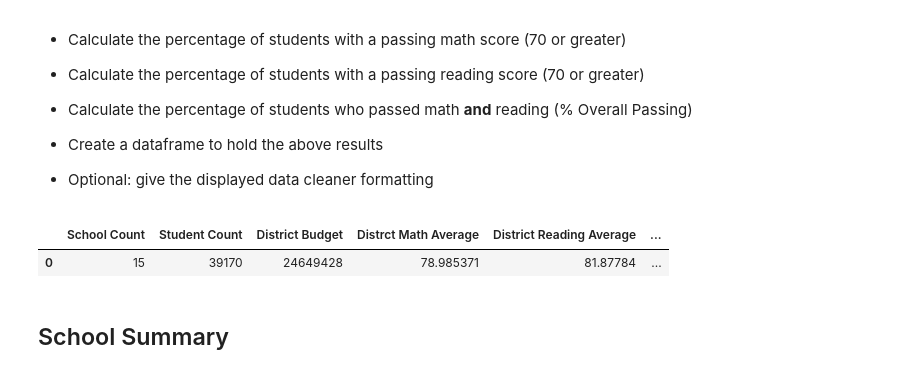
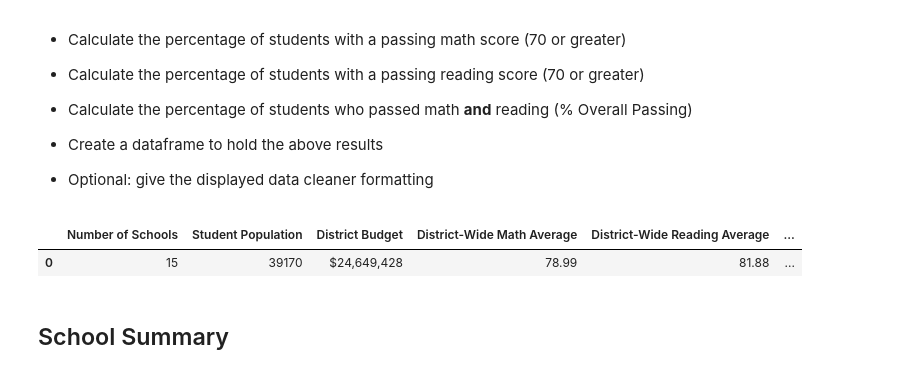
Before and after one commit to tkadamson/Pandas-School-Data, a Jupyter notebook: PyCitySchools.ipynb, the cells around one changed output. Drawn from its saved outputs; the diff is of its cells as text; code cells hidden in the pictures.

Commit message:
Cleaned up district summary table with mapping formatting and renaming columns. More reformatting to follow

```diff
--- a/PyCitySchools.ipynb
+++ b/PyCitySchools.ipynb
@@ -61,44 +45,66 @@ student_data
 school_count = school_data["school_name"].count()
 
 #Sum students
 student_count = school_data["size"].sum()
 
 #Sum budget
 district_budget = school_data["budget"].sum()
 
 #Average all math scores
 district_math_avg = student_data["math_score"].mean()
 
 #Average all reading scores
 district_reading_avg = student_data["reading_score"].mean()
 
 #Calculate percent passing math
 passing_math_perc = (np.sum(student_data["passing_math"] == True) / student_count) * 100
 
 #Calculate percent passing reading
 
 passing_reading_perc = (np.sum(student_data["passing_reading"] == True) / student_count) * 100
 
 #Calculate passing overall
 
 passing_overall_perc = (np.sum(student_data["overall_passing"] == True) / student_count) * 100
 
 #Pass all summary values above into a data frame
 district_summary_df = pd.DataFrame({
-    "School Count": [school_count],
-    "Student Count": student_count,
-    "District Budget": district_budget,
-    "Distrct Math Average": district_math_avg,
-    "District Reading Average": district_reading_avg,
-    "% Students Passing Math": passing_math_perc,
-    "% Students Passing Reading": passing_reading_perc,
-    "% Students Passing": passing_overall_perc
+    "School_Count": [school_count],
+    "Student_Count": student_count,
+    "District_Budget": district_budget,
+    "District_Math_Average": district_math_avg,
+    "District_Reading_Average": district_reading_avg,
+    "Students_Passing_Math": passing_math_perc,
+    "Students_Passing_Reading": passing_reading_perc,
+    "Students_Passing": passing_overall_perc
 })
 
-district_summary_df
+#Mapping to clen up column formatting
+district_summary_df["District_Budget"] = district_summary_df["District_Budget"].map("${:,}".format)
+district_summary_df["District_Math_Average"] = district_summary_df["District_Math_Average"].map("{:.2f}".format)
+district_summary_df["District_Reading_Average"] = district_summary_df["District_Reading_Average"].map("{:.2f}".format)
+district_summary_df["Students_Passing_Math"] = district_summary_df["Students_Passing_Math"].map("%{:.2f}".format)
+district_summary_df["Students_Passing_Reading"] = district_summary_df["Students_Passing_Reading"].map("%{:.2f}".format)
+district_summary_df["Students_Passing"] = district_summary_df["Students_Passing"].map("%{:.2f}".format)
+
+#Rename columns
+clean_district_summary = district_summary_df.rename(columns={
+    "School_Count": "Number of Schools",
+    "Student_Count": "Student Population",
+    "District_Budget": "District Budget",
+    "District_Math_Average": "District-Wide Math Average",
+    "District_Reading_Average": "District-Wide Reading Average",
+    "Students_Passing_Math": "% of Student Passing Math",
+    "Students_Passing_Reading": "% of Students Passing Reading",
+    "Students_Passing": "% of Students Passing"
+})
+
+
+
+clean_district_summary
 # %% [output]
-|  | School Count | Student Count | District Budget | Distrct Math Average | District Reading Average | ... |
-| 0 | 15 | 39170 | 24649428 | 78.985371 | 81.87784 | ... |
+|  | Number of Schools | Student Population | District Budget | District-Wide Math Average | District-Wide Reading Average | ... |
+| 0 | 15 | 39170 | $24,649,428 | 78.99 | 81.88 | ... |
 # %% [markdown]
 ## School Summary
 # %% [markdown]
```
Also changed, not shown: parts of 1 cell of this notebook.
